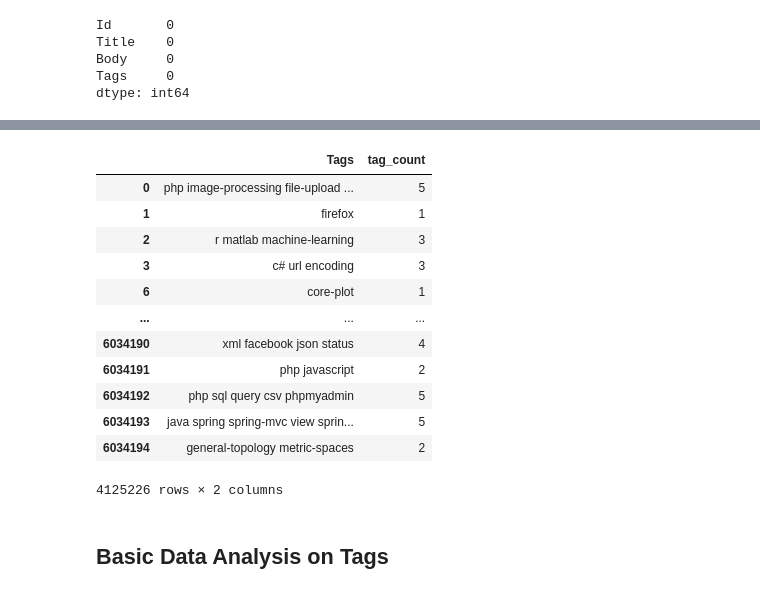
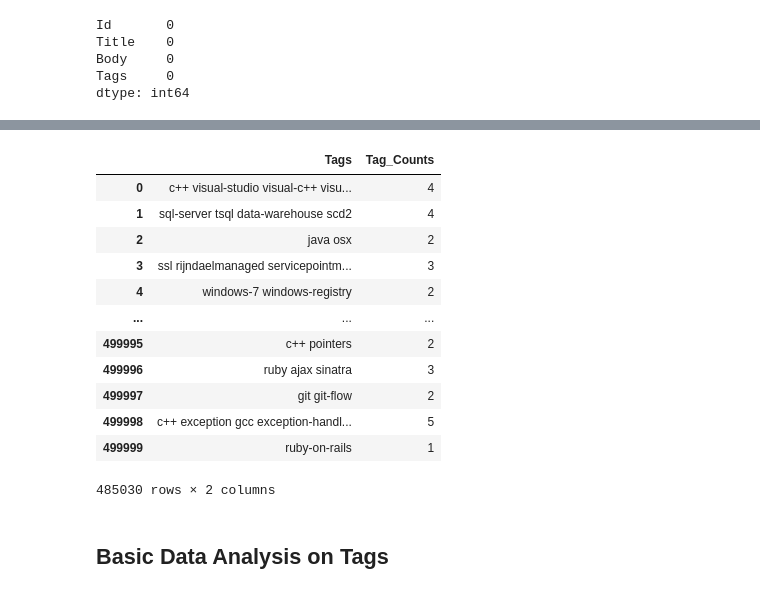
Before and after one commit to anidec25/Stack-Overflow-Tag-Prediction, a Jupyter notebook: notebook-stackoverflow.ipynb, the cells around one changed output, grey strips where cells are left out. Cells and saved outputs as stored; diff of their text form; code cells hidden in the pictures.

```diff
--- a/notebook-stackoverflow.ipynb
+++ b/notebook-stackoverflow.ipynb
@@ -49,8 +39,8 @@ Archive:  /kaggle/input/facebook-recruiting-iii-keyword-extraction/Train.zip
 Archive:  /kaggle/input/facebook-recruiting-iii-keyword-extraction/Test.zip
   inflating: Test.csv
 # %%
-df_train = pd.read_csv('/kaggle/working/Train.csv')
-# df_test = pd.read_csv('/kaggle/working/Test.csv')
+df_train = pd.read_csv('/kaggle/working/Train.csv').sample(500000)
+df_test = pd.read_csv('/kaggle/working/Test.csv').sample(50000)
 # %% [markdown]
 # Exploring the data
 # %%
@@ -135,2 +144,2 @@ dtype: int64
 # %%
-df_train['tag_count'] = df_train['Tags'].apply(lambda x: len(x.split()))
+df_train['Tag_Counts'] = df_train['Tags'].apply(lambda x: len(x.split()))
@@ -146,19 +146,19 @@ df_train.head()
 # %%
-df_train[['Tags','tag_count']]
+df_train[['Tags','Tag_Counts']]
 # %% [output]
-|  | Tags | tag_count |
-| 0 | php image-processing file-upload ... | 5 |
-| 1 | firefox | 1 |
-| 2 | r matlab machine-learning | 3 |
-| 3 | c# url encoding | 3 |
-| 6 | core-plot | 1 |
+|  | Tags | Tag_Counts |
+| 0 | c++ visual-studio visual-c++ visu... | 4 |
+| 1 | sql-server tsql data-warehouse scd2 | 4 |
+| 2 | java osx | 2 |
+| 3 | ssl rijndaelmanaged servicepointm... | 3 |
+| 4 | windows-7 windows-registry | 2 |
 | ... | ... | ... |
-| 6034190 | xml facebook json status | 4 |
-| 6034191 | php javascript | 2 |
-| 6034192 | php sql query csv phpmyadmin | 5 |
-| 6034193 | java spring spring-mvc view sprin... | 5 |
-| 6034194 | general-topology metric-spaces | 2 |
+| 499995 | c++ pointers | 2 |
+| 499996 | ruby ajax sinatra | 3 |
+| 499997 | git git-flow | 2 |
+| 499998 | c++ exception gcc exception-handl... | 5 |
+| 499999 | ruby-on-rails | 1 |
-4125226 rows × 2 columns
+485030 rows × 2 columns
 # %% [markdown]
 ## Basic Data Analysis on Tags
 # %% [markdown]
```
Also changed, not shown: parts of 105 cells of this notebook.
